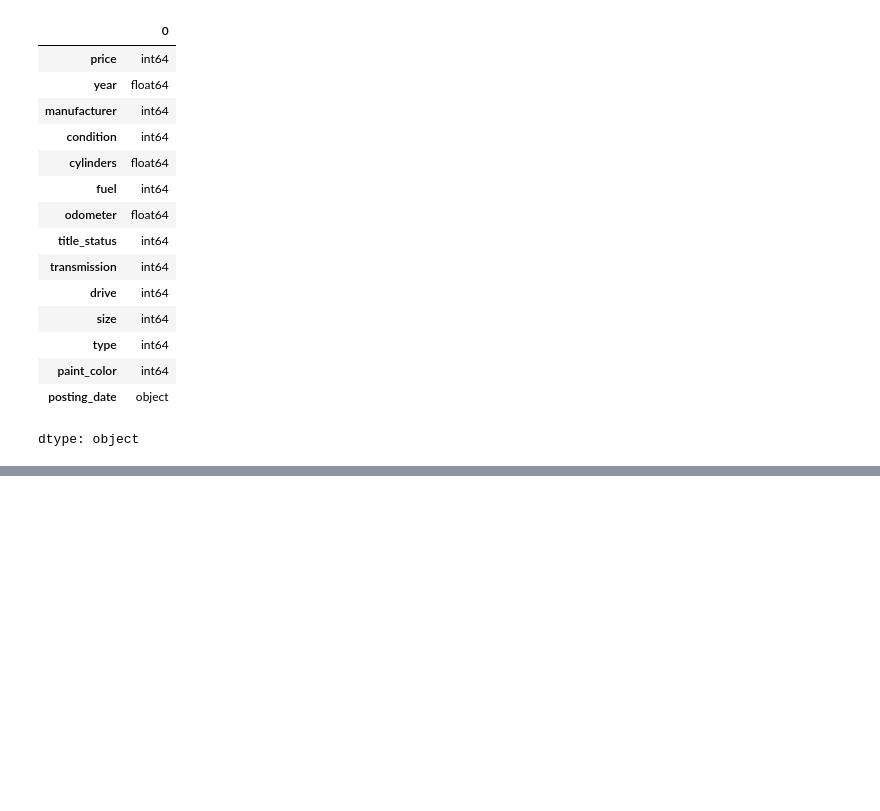
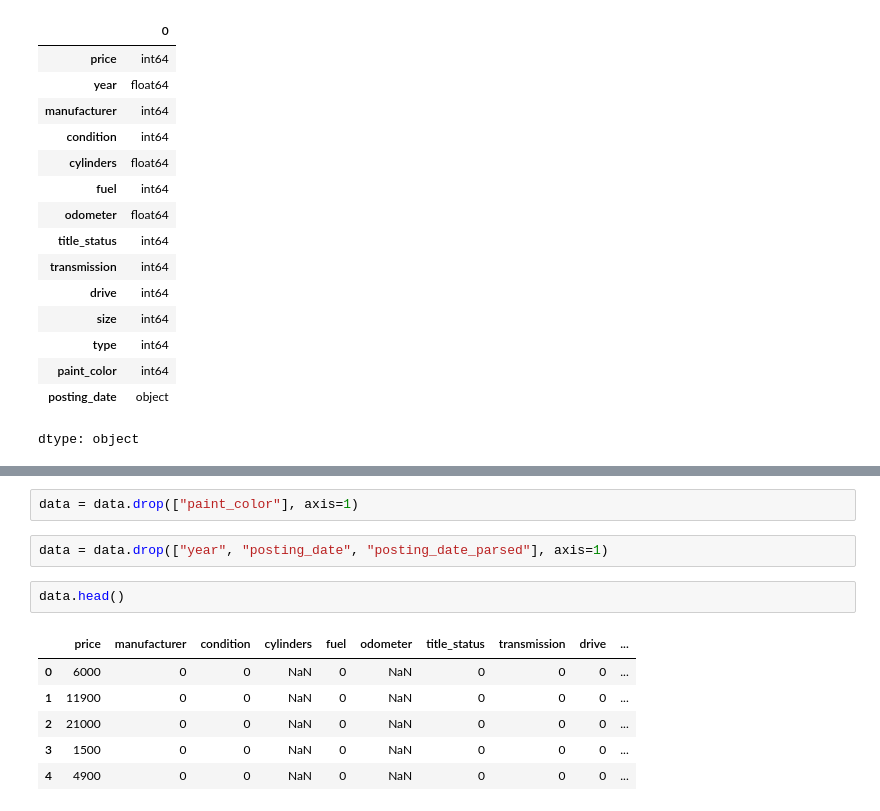
Before and after one commit to wetherc/data-2000, a Jupyter notebook: labs/040_linear-models-lab.ipynb, the cells around one changed output, grey strips where cells are left out. Drawn from its saved outputs; the diff is of its cells as text; blank space fills up the shorter version.

```diff
--- a/labs/040_linear-models-lab.ipynb
+++ b/labs/040_linear-models-lab.ipynb
@@ -571,0 +594,13 @@ data.loc[data["odometer"] <= 250000, :].head()
+# %%
+data = data.drop(["paint_color"], axis=1)
+# %%
+data = data.drop(["year", "posting_date", "posting_date_parsed"], axis=1)
+# %%
+data.head()
+# %% [output]
+|  | price | manufacturer | condition | cylinders | fuel | odometer | title_status | transmission | drive | ... |
+| 0 | 6000 | 0 | 0 | NaN | 0 | NaN | 0 | 0 | 0 | ... |
+| 1 | 11900 | 0 | 0 | NaN | 0 | NaN | 0 | 0 | 0 | ... |
+| 2 | 21000 | 0 | 0 | NaN | 0 | NaN | 0 | 0 | 0 | ... |
+| 3 | 1500 | 0 | 0 | NaN | 0 | NaN | 0 | 0 | 0 | ... |
+| 4 | 4900 | 0 | 0 | NaN | 0 | NaN | 0 | 0 | 0 | ... |
```
Also changed, not shown: parts of 16 cells of this notebook.
